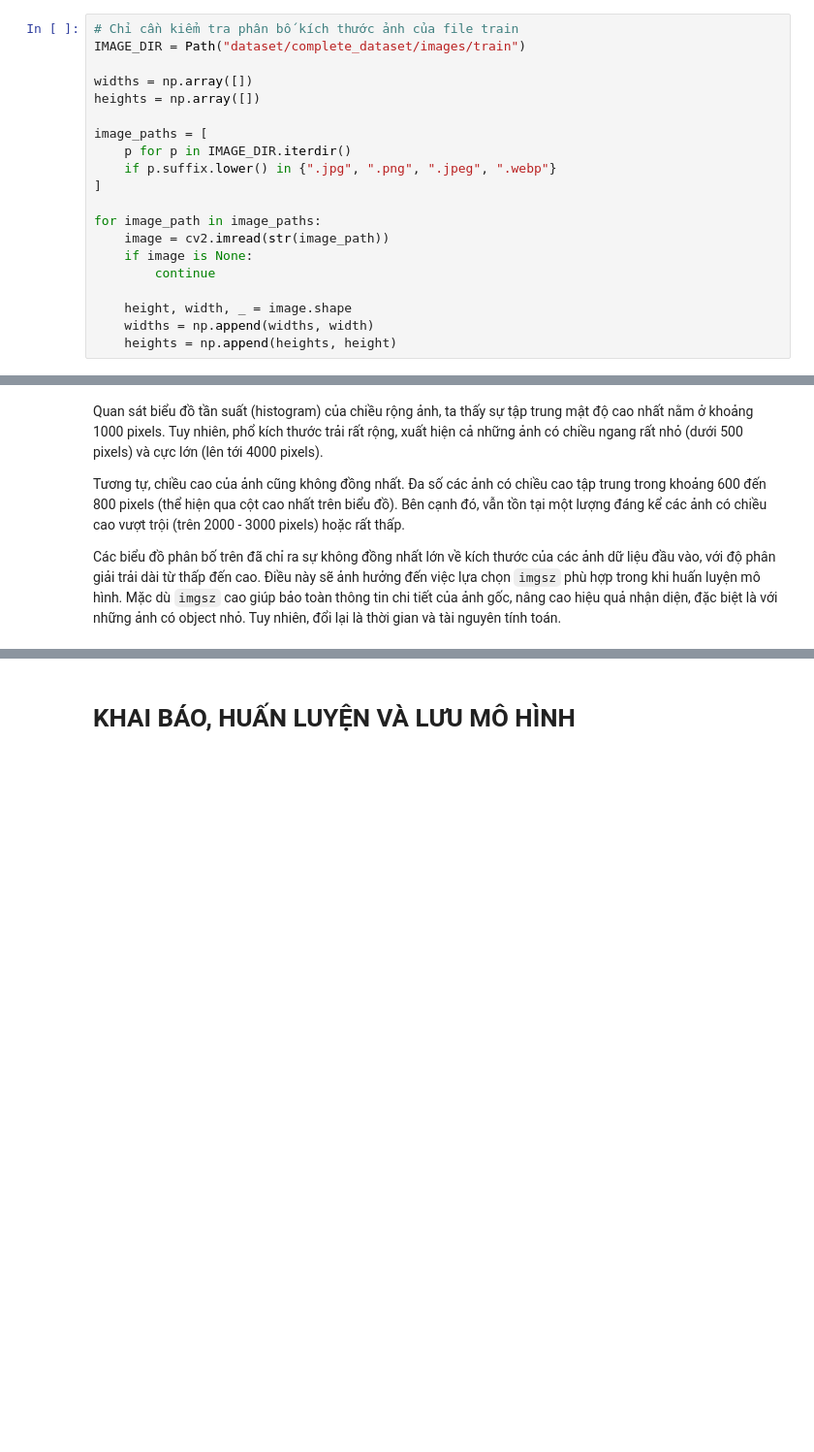
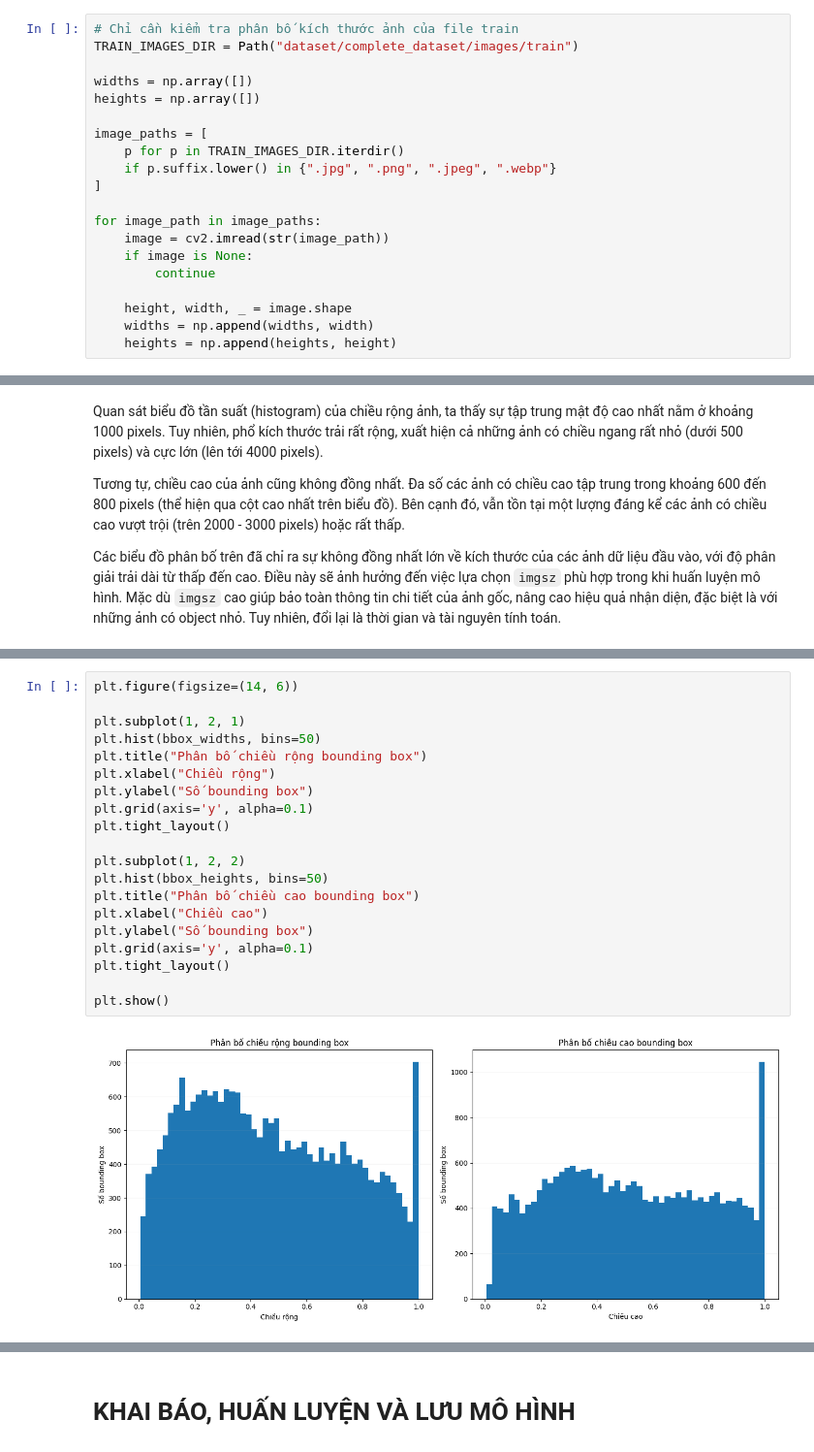
Before and after one commit to iam-BUDDYY/using-deep-learning-to-classify-animal-and-human-images, a Jupyter notebook: PROJECT REPORT.ipynb, the cells around one changed output, grey strips where cells are left out. Shown at 97% size. Drawn from its saved outputs; the diff is of its cells as text; blank space fills up the shorter version.

```diff
--- a/PROJECT REPORT.ipynb
+++ b/PROJECT REPORT.ipynb
@@ -460,13 +461,13 @@ Bên cạnh vấn đề mất cân bằng về số lượng object giữa các
 Vì vậy, cần thực hiện phân tích thống kê chiều rộng và chiều cao của ảnh thuộc file train. Kết quả phân bố này là cơ sở thực tiễn để chúng ta đưa ra quyết định lựa chọn `imgsz` phù hợp nhất cho các thực nghiệm ở phần sau.
 # %%
 # Chỉ cần kiểm tra phân bố kích thước ảnh của file train
-IMAGE_DIR = Path("dataset/complete_dataset/images/train")
+TRAIN_IMAGES_DIR = Path("dataset/complete_dataset/images/train")
 
 widths = np.array([])
 heights = np.array([])
 
 image_paths = [
-    p for p in IMAGE_DIR.iterdir()
+    p for p in TRAIN_IMAGES_DIR.iterdir()
     if p.suffix.lower() in {".jpg", ".png", ".jpeg", ".webp"}
 ]
 
@@ -510,0 +550,22 @@ Các biểu đồ phân bố trên đã chỉ ra sự không đồng nhất lớ
+# %%
+plt.figure(figsize=(14, 6))
+
+plt.subplot(1, 2, 1)
+plt.hist(bbox_widths, bins=50)
+plt.title("Phân bố chiều rộng bounding box")
+plt.xlabel("Chiều rộng")
+plt.ylabel("Số bounding box")
+plt.grid(axis='y', alpha=0.1)
+plt.tight_layout()
+
+plt.subplot(1, 2, 2)
+plt.hist(bbox_heights, bins=50)
+plt.title("Phân bố chiều cao bounding box")
+plt.xlabel("Chiều cao")
+plt.ylabel("Số bounding box")
+plt.grid(axis='y', alpha=0.1)
+plt.tight_layout()
+
+plt.show()
+# %% [output]
+[figure, added]
```
Also changed, not shown: parts of 22 cells of this notebook, 1 other file.
